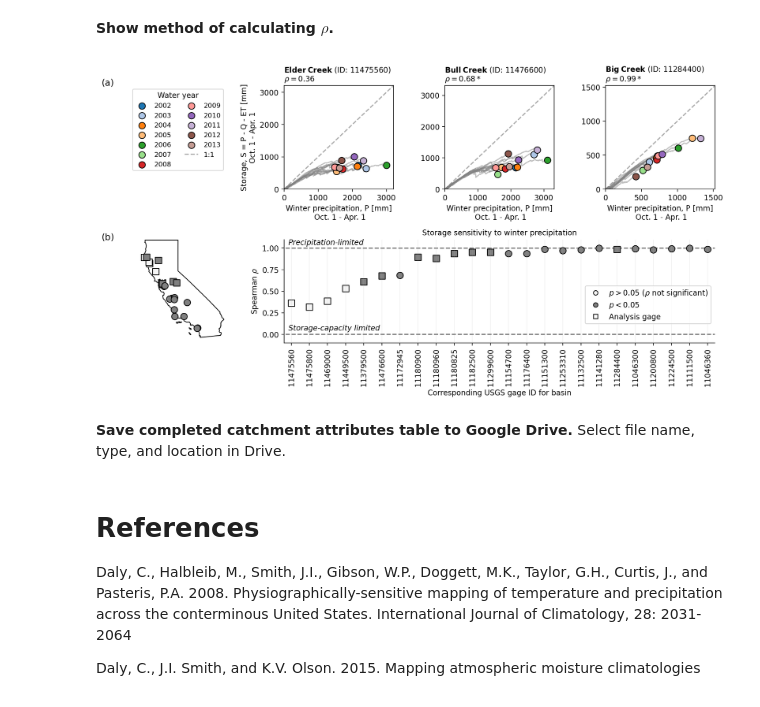
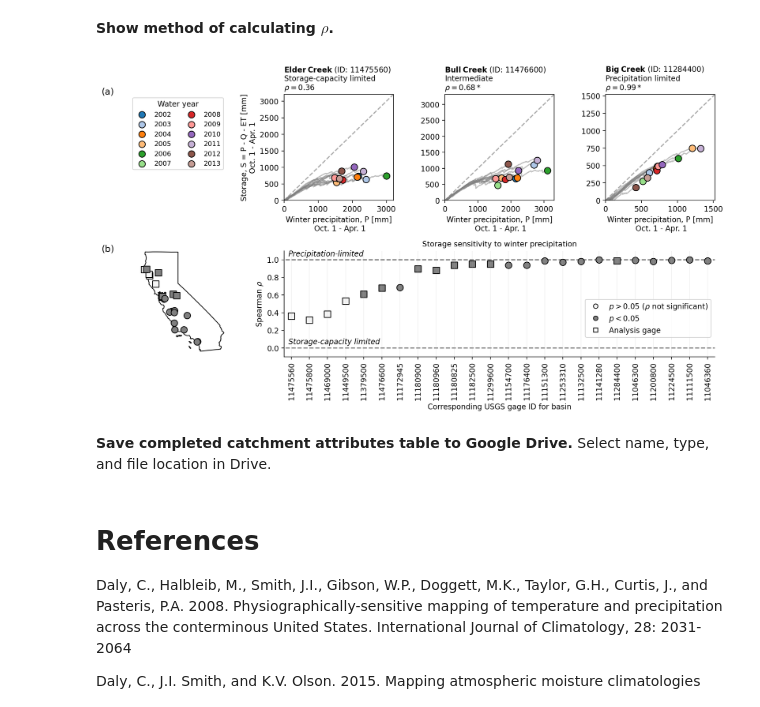
Before and after one commit to noah-beniteznelson/recharge_deficit, a Jupyter notebook: PART_I.ipynb, the cells around one changed output. Cells and saved outputs as stored; diff of their text form; code cells hidden in the pictures.

```diff
--- a/PART_I.ipynb
+++ b/PART_I.ipynb
@@ -1071,7 +1097,7 @@ analysis_gages = ['11475800', '11475560', '11469000', '11449500', '11379500',
                   '11182500', '11284400']
 
 # Figure layout, color map, select gages
-fig,axs = plt.subplots(2,4,figsize=(12,6.5))
+fig,axs = plt.subplots(2,4,figsize=(12,6.75))
 palette = sns.color_palette("tab20", len(analysis_years))
 select_gages = ['11475560','11476600','11284400']
 
@@ -1094,7 +1120,7 @@ for i,gage in enumerate(select_gages):
   ax.set(xlim=[0,max(limit)+200],ylim=[0,max(limit)+200])
   xmin,xmax = ax.get_xlim()
   ymin,ymax = ax.get_ylim()
-  ax.plot([xmin,xmax],[xmin,xmax], label="1:1", color='darkgray', ls='--', zorder=-2)
+  ax.plot([xmin,xmax],[xmin,xmax], color='darkgray', ls='--', zorder=-2)
   ax.set(xlim=[xmin,xmax], ylim=[ymin,ymax])
   # Axis label
   ax.set(xlabel="Winter precipitation, P [mm]\n Oct. 1 - Apr. 1")
@@ -1137,39 +1163,39 @@ mapsize=40
 ca_shp = geemap.ee_to_gdf(ee.FeatureCollection("users/daviddralle/ca_et/CA"))
 for gage in gage_list:
   m = 's' if gage in analysis_gages else 'o'
   p = coeff.loc[gage,'p']
   x = df_attributes.loc[gage,'Gage longitude']
   y = df_attributes.loc[gage,'Gage latitude']
   c = 'whitesmoke' if coeff.loc[gage,'p']>0.05 else 'grey'
   ax_cal.scatter(x,y,marker=m,c=c,ec='k',linewidth=1., s=75)
 ax_cal.axis('off')
 ca_shp.plot(color='white',edgecolor='k',zorder=-100,ax=ax_cal,aspect=None)
 ax_cal.set_ylim(32,57) #32,52
 ax_cal.set_xlim(-127,-113) #-124, -113
 
 # Custom legend
 h, l = axs[0,1].get_legend_handles_labels()
 ax_cal.legend(h,l,ncol=2,fontsize=9,loc='upper center',title='Water year')
 ax_cal.axis('off')
 
 # Figure title, labelling
 axs[0,1].set_ylabel("Storage, S = P - Q - ET [mm]\nOct. 1 - Apr. 1")
-axs[0,1].set_title(r"$\bf{Elder\hspace{0.25}Creek}$"+" (ID: 11475560)\n"+r"$\rho=%.2f$"%coeff.loc['11475560','rho'], loc='left', fontsize=10)
-axs[0,2].set_title(r"$\bf{Bull\hspace{0.25}Creek}$"+" (ID: 11476600)\n"+r"$\rho=%.2f*$"%coeff.loc['11476600','rho'], loc='left', fontsize=10)
-axs[0,3].set_title(r"$\bf{Big\hspace{0.25}Creek}$"+" (ID: 11284400)\n"+r"$\rho=%.2f*$"%coeff.loc['11284400','rho'], loc='left', fontsize=10)
+axs[0,1].set_title(r"$\bf{Elder\hspace{0.25}Creek}$"+" (ID: 11475560)\nStorage-capacity limited\n"+r"$\rho=%.2f$"%coeff.loc['11475560','rho'], loc='left', fontsize=10)
+axs[0,2].set_title(r"$\bf{Bull\hspace{0.25}Creek}$"+" (ID: 11476600)\nIntermediate\n"+r"$\rho=%.2f*$"%coeff.loc['11476600','rho'], loc='left', fontsize=10)
+axs[0,3].set_title(r"$\bf{Big\hspace{0.25}Creek}$"+" (ID: 11284400)\nPrecipitation limited\n"+r"$\rho=%.2f*$"%coeff.loc['11284400','rho'], loc='left', fontsize=10)
 
 # Annotations
 ax_cal.annotate('(a)', (-.2,1), xycoords= 'axes fraction', fontsize=12)
 ax_cal.annotate('(b)', (-.2,.4), xycoords= 'axes fraction', fontsize=12)
 
 # Figure layout
 fig.tight_layout()
 sns.despine(ax=ax_coeff)
 sns.reset_orig()
 # %% [output]
-[figure, old version]
+[figure, new version]
 # %% [markdown]
-**Save completed catchment attributes table to Google Drive.** Select file name, type, and location in Drive.
+**Save completed catchment attributes table to Google Drive.** Select name, type, and file location in Drive.
 # %%
 path = "/content/drive/My Drive/recharge_deficit/" # change path here
 filename = 'catchment_attributes.csv'  # change filename here
```
Also changed, not shown: parts of 8 cells of this notebook.
